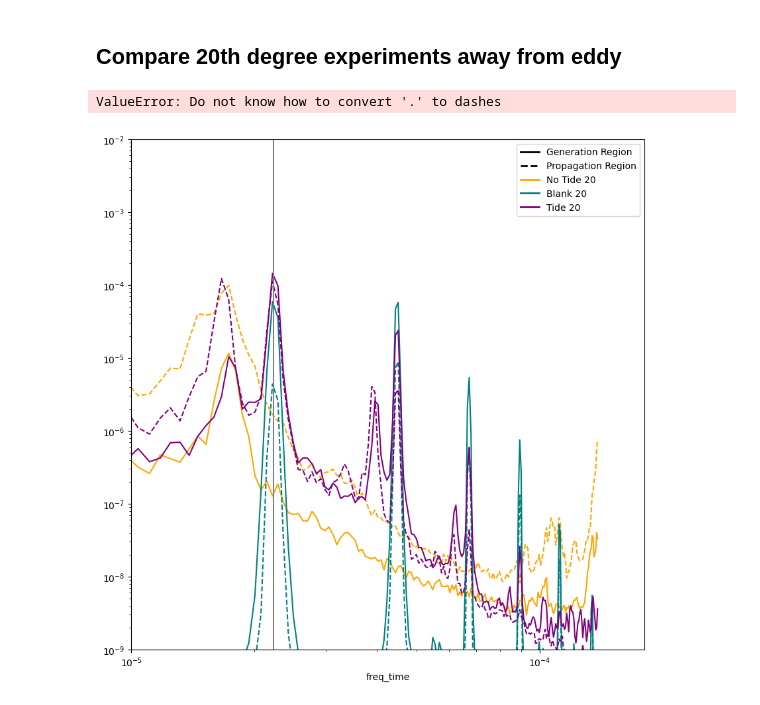
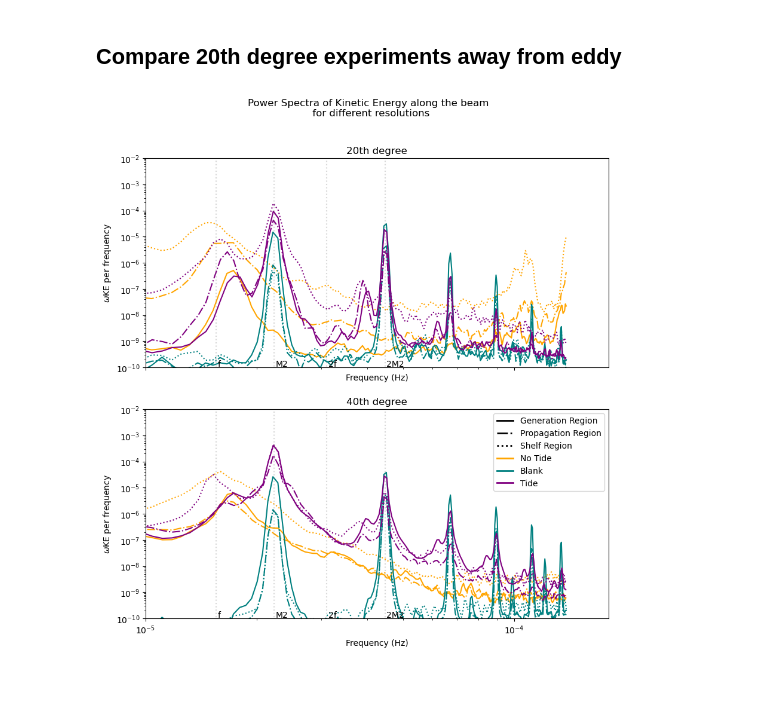
Before and after one commit to ashjbarnes/tasman-tides, a Jupyter notebook: notebooks/analysis/plot spectra.ipynb, the cells around one changed output. Saved outputs shown, nothing was run; the diff lists cells and outputs as text; code cells hidden in the pictures.

```diff
--- a/notebooks/analysis/plot spectra.ipynb
+++ b/notebooks/analysis/plot spectra.ipynb
@@ -99,17 +101,17 @@ def ps_tidyup(ax,title):
 
     maxi = 1e-2
 
-    ax.vlines(m2,0,maxi,color = "grey",linestyle = ".",alpha = 0.3)
-    ax.vlines(2 * m2,0,maxi,color = "grey",linestyle = ".",alpha = 0.3)
-    ax.vlines(f,0,maxi,color = "grey",linestyle = ".",alpha = 0.3)
-    ax.vlines(2 * f,0,maxi,color = "grey",linestyle = ".",alpha = 0.3)
+    ax.vlines(m2,0,maxi,color = "grey",linestyle = "dotted",alpha = 0.3)
+    ax.vlines(2 * m2,0,maxi,color = "grey",linestyle = "dotted",alpha = 0.3)
+    ax.vlines(f,0,maxi,color = "grey",linestyle = "dotted",alpha = 0.3)
+    ax.vlines(2 * f,0,maxi,color = "grey",linestyle = "dotted",alpha = 0.3)
     ax.set_xlabel("Frequency (Hz)")
     ax.set_ylabel(r"$\omega$KE per frequency")
     # Instead of using labels, put the text of M2 f ect on the plot near the x axis
-    ax.text(1.01 * m2,1.1 * 1e-9,"M2")
-    ax.text(1.01 * f,1.1 * 1e-9,"f")
-    ax.text(1.01 * 2 * f,1.1 * 1e-9,"2f")
-    ax.text(1.01 * 2 * m2,1.1 * 1e-9,"2M2")
+    ax.text(1.01 * m2,1.1 * 1e-10,"M2")
+    ax.text(1.01 * f,1.1 * 1e-10,"f")
+    ax.text(1.01 * 2 * f,1.1 * 1e-10,"2f")
+    ax.text(1.01 * 2 * m2,1.1 * 1e-10,"2M2")
 
     ax.set_title(title)
     return
@@ -132,7 +134,7 @@ ToCompare20 = {
     },
     "Blank 20":{
         "expt":"blank-20",
-        "time":90 * 24
+        "time":60 * 24
     },
     "Tide 20":{
         "expt":"full-20",
@@ -146,11 +148,11 @@ ToCompare40 = {
         "time":20000
     },
     "Blank 40":{
-        "expt":"full-40",
-        "time":90 * 24
+        "expt":"blank-40",
+        "time":60 * 24
     },
     "Tide 40":{
-        "expt":"blank-40",
+        "expt":"full-40",
         "time":20000
     }
 }
@@ -172,32 +234,32 @@ loading u...
 # %%
 fig,ax = plt.subplots(2,1,figsize = (10,10),sharex=True)
 from matplotlib.lines import Line2D
 
 cmap = plt.get_cmap('Dark2')
 colours = ["orange","teal","purple"]
 
 legend_elements = [
     Line2D([0], [0], color="black", lw=2, label='Generation Region'),
-    Line2D([0], [0], color="black", linestyle="--",lw=2, label='Propagation Region'),
-    Line2D([0], [0], color="black", linestyle="dashdot",lw=2, label='Shelf Region'),
+    Line2D([0], [0], color="black", linestyle="dashdot",lw=2, label='Propagation Region'),
+    Line2D([0], [0], color="black", linestyle="dotted",lw=2, label='Shelf Region'),
 ]
 
 for i,data in enumerate([data_20,data_40]):
-    for j,d in enumerate(data_20):
+    for j,d in enumerate(data):
         # Loop over each data selection
-        KE = data_20[d]
-        plot_power_spectrum(SelectRegion(KE,"gen"),ax[i],colours[j])
-        plot_power_spectrum(SelectRegion(KE,"prop"),ax[i],colours[j],linestyle = "--")
-        plot_power_spectrum(SelectRegion(KE,"eddy"),ax[i],colours[j],linestyle = "dashdot")
-        legend_elements.append(Line2D([0], [0], color=colours[j], lw=2, label=d))
+        KE = data[d]
+        plot_power_spectrum(SelectRegion(KE.isel(zl = slice(20,None)),"gen"),ax[i],colours[j])
+        plot_power_spectrum(SelectRegion(KE.isel(zl = slice(20,None)),"prop"),ax[i],colours[j],linestyle = "dashdot")
+        plot_power_spectrum(SelectRegion(KE.isel(zl = slice(20,None)),"eddy"),ax[i],colours[j],linestyle = "dotted")
+        if i == 0:
+            legend_elements.append(Line2D([0], [0], color=colours[j], lw=2, label=d.split(" 20")[0]))
 
 ax[0].set_xlim(1e-5,None)
-ax[0].set_ylim(1e-9,1e-2)
-ax[1].set_ylim(1e-9,1e-2)
+ax[0].set_ylim(1e-10,1e-2)
+ax[1].set_ylim(1e-10,1e-2)
 ax[1].legend(handles=legend_elements,loc = "upper right")
 fig.suptitle("Power Spectra of Kinetic Energy along the beam \n for different resolutions")
 ps_tidyup(ax[0],"20th degree")
 ps_tidyup(ax[1],"40th degree")
 # %% [output]
-ValueError: Do not know how to convert '.' to dashes
-[figure, old version]
+[figure, new version]
```
Also changed, not shown: parts of 15 cells of this notebook, 3 other files.
